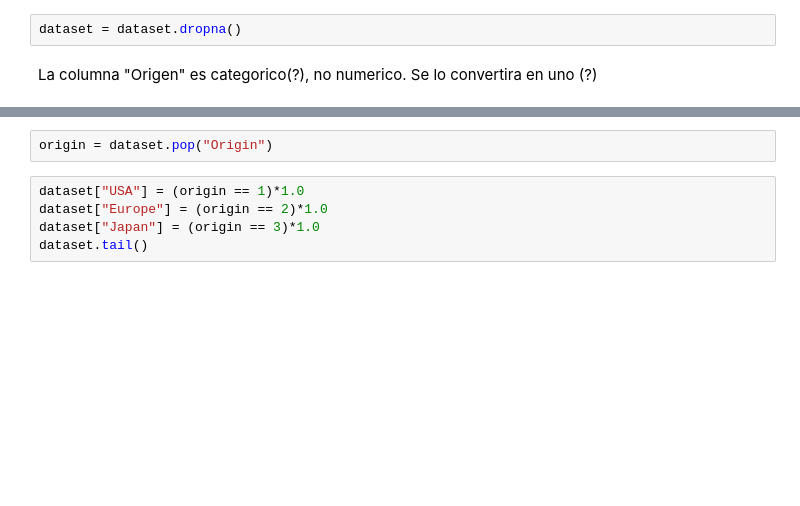
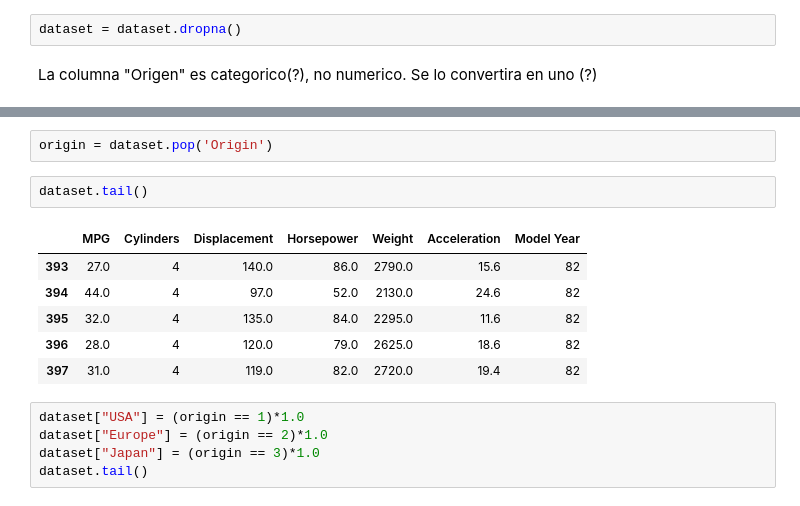
Before and after one commit to Fernando23296/l_sjml, a Jupyter notebook: Introduction to TensorFlow.ipynb, the cells around one changed output, grey strips where cells are left out. Drawn from its saved outputs; the diff is of its cells as text; blank space fills up the shorter version.

```diff
--- a/Introduction to TensorFlow.ipynb
+++ b/Introduction to TensorFlow.ipynb
@@ -76,5 +86,14 @@ La columna "Origen" es categorico(?), no numerico. Se lo convertira en uno (?)
 # %%
-origin = dataset.pop("Origin")
+origin = dataset.pop('Origin')
+# %%
+dataset.tail()
+# %% [output]
+|  | MPG | Cylinders | Displacement | Horsepower | Weight | Acceleration | Model Year |
+| 393 | 27.0 | 4 | 140.0 | 86.0 | 2790.0 | 15.6 | 82 |
+| 394 | 44.0 | 4 | 97.0 | 52.0 | 2130.0 | 24.6 | 82 |
+| 395 | 32.0 | 4 | 135.0 | 84.0 | 2295.0 | 11.6 | 82 |
+| 396 | 28.0 | 4 | 120.0 | 79.0 | 2625.0 | 18.6 | 82 |
+| 397 | 31.0 | 4 | 119.0 | 82.0 | 2720.0 | 19.4 | 82 |
 # %%
 dataset["USA"] = (origin == 1)*1.0
 dataset["Europe"] = (origin == 2)*1.0
```
Also changed, not shown: parts of 19 cells of this notebook.
